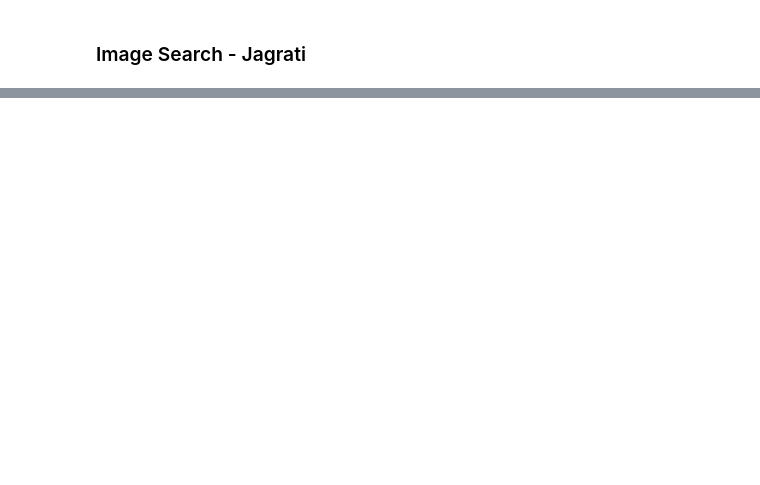
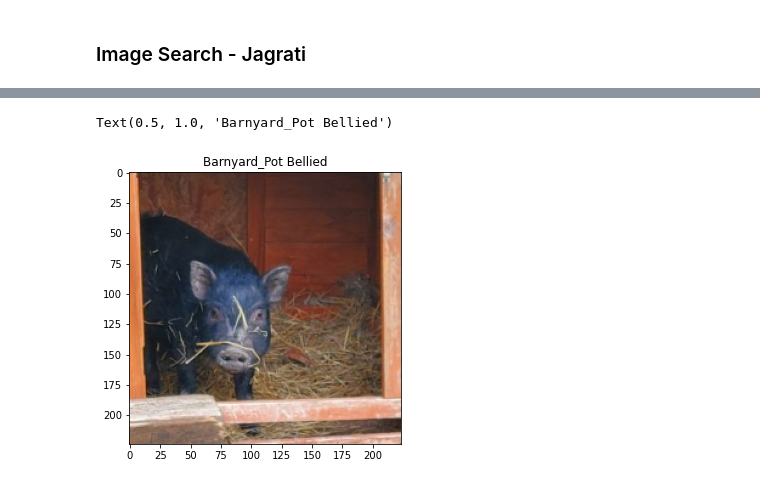
Before and after one commit to elizabethschall2934/Final-Project, a Jupyter notebook: Jagrati/AnimalImage_ML.ipynb, the cells around one changed output, grey strips where cells are left out. Cells and saved outputs as stored; diff of their text form; code cells hidden in the pictures; blank space fills up the shorter version.

```diff
--- a/Jagrati/AnimalImage_ML.ipynb
+++ b/Jagrati/AnimalImage_ML.ipynb
@@ -100,0 +97,2 @@ array(['Dog'], dtype=object)
+# %%
+refined_df["label"] = refined_df["type"] + "_" + refined_df["breeds.p"]
@@ -100,0 +119,2 @@ array(['Dog'], dtype=object)
+# %%
+refined_df["breeds.p"] = refined_df["breeds.p"].replace(r"/","-", regex=True)
@@ -100,0 +148,3 @@ array(['Dog'], dtype=object)
+# %%
+labels = refined_df["label"].unique().tolist()
+labels
@@ -100,0 +211,17 @@ array(['Dog'], dtype=object)
+# %%
+#Storing training Data
+train_path = "train/"
+img_size = 224
+train_img_data = []
+
+for img in os.listdir(train_path):
+    try:
+        char1_idx = img.find("_",0,len(img))
+        char2_idx = img.find("_",char1_idx+1,len(img))
+        label_str = img[:char2_idx]
+        label_num = labels.index(label_str)
+        img_arr = cv2.imread(os.path.join(path, img))[...,::-1] #convert BGR to RGB format
+        resized_arr = cv2.resize(img_arr, (img_size, img_size)) # Reshaping images to preferred size
+        train_img_data.append([resized_arr, label_num])
+    except Exception as e:
+        print(e)
@@ -100,0 +245,7 @@ array(['Dog'], dtype=object)
+# %%
+plt.figure(figsize = (5,5))
+plt.imshow(train_img_data[1][0])
+plt.title(labels[train_img_data[1][1]])
+# %% [output]
+Text(0.5, 1.0, 'Barnyard_Pot Bellied')
+[figure, added]
```
Also changed, not shown: parts of 37 cells of this notebook, 1 other file.
